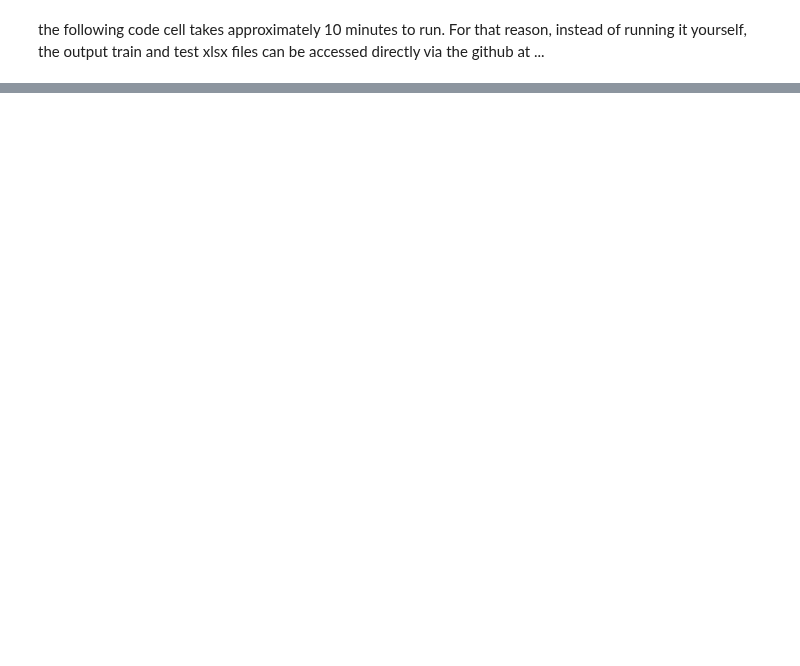
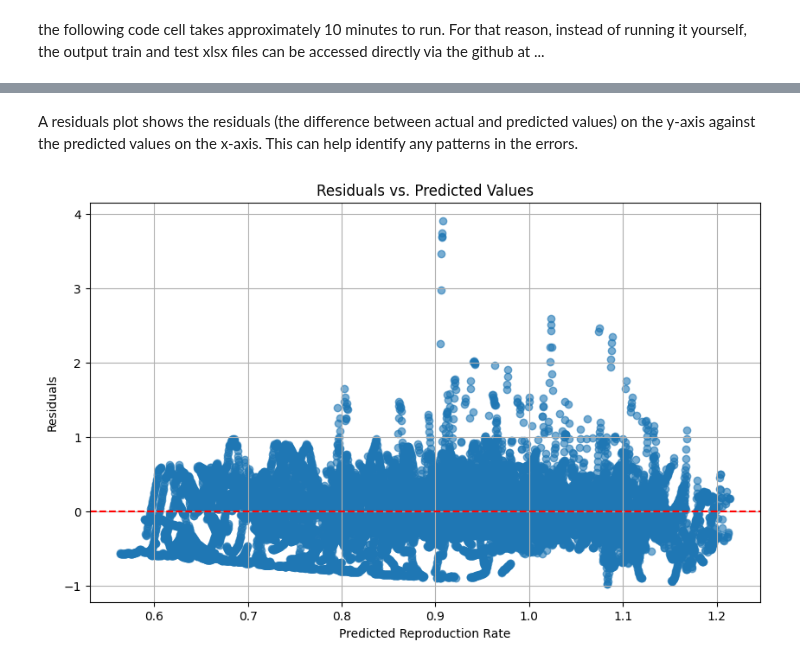
Before and after one commit to markmilner21/Assessment-1-Supervised-Prediction, a Jupyter notebook: Mark Milner/Ongoing Research.ipynb, the cells around one changed output, grey strips where cells are left out. Cells and saved outputs as stored; diff of their text form; code cells hidden in the pictures; blank space fills up the shorter version.

```diff
--- a/Mark Milner/Ongoing Research.ipynb
+++ b/Mark Milner/Ongoing Research.ipynb
@@ -621,0 +704,8 @@ test_data.to_excel('test.xlsx', index=False)
+# %%
+merged_df['days_since'] = merged_df.groupby('iso_code')['date'].transform(lambda x: (x - x.min()).dt.days)
+
+# Display the first few rows to verify
+# %%
+train_data = merged_df[merged_df['iso_code'].isin(training_iso_codes)]
+test_data = merged_df[merged_df['iso_code'].isin(testing_iso_codes)]
+print(train_data.columns)
@@ -621,0 +1159,20 @@ test_data.to_excel('test.xlsx', index=False)
+# %%
+import pandas as pd
+import numpy as np
+from sklearn.linear_model import LinearRegression
+from sklearn.metrics import mean_squared_error
+
+# Initialize the linear regression model
+linear_model = LinearRegression()
+
+# Fit the model on the training data
+linear_model.fit(X_train, y_train)
+
+# Make predictions on the test data
+y_pred = linear_model.predict(X_test)
+
+# Calculate Mean Squared Error (MSE) on the test data
+mse = mean_squared_error(y_test, y_pred)
+
+# Print the MSE result
+print(f'Mean Squared Error on the test data: {mse:.4f}')
@@ -621,0 +1244,17 @@ test_data.to_excel('test.xlsx', index=False)
+# %% [markdown]
+A residuals plot shows the residuals (the difference between actual and predicted values) on the y-axis against the predicted values on the x-axis. This can help identify any patterns in the errors.
+# %%
+# Calculate residuals
+residuals = y_test - y_pred
+
+# Create a residuals plot
+plt.figure(figsize=(10, 6))
+plt.scatter(y_pred, residuals, alpha=0.6)
+plt.axhline(0, color='red', linestyle='--')  # Line at 0
+plt.title('Residuals vs. Predicted Values')
+plt.xlabel('Predicted Reproduction Rate')
+plt.ylabel('Residuals')
+plt.grid()
+plt.show()
+# %% [output]
+[figure, added]
```
Also changed, not shown: parts of 28 cells of this notebook.
